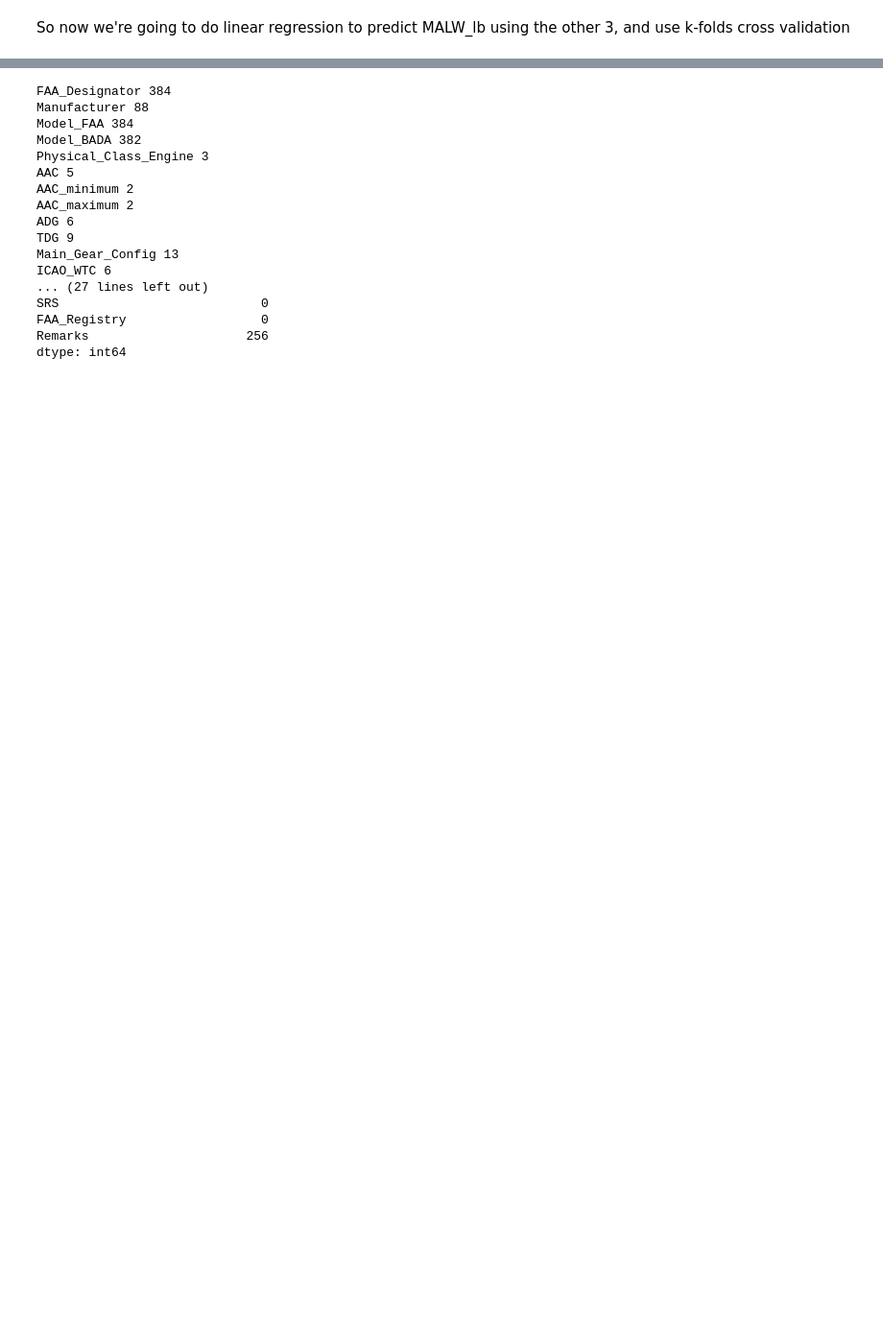
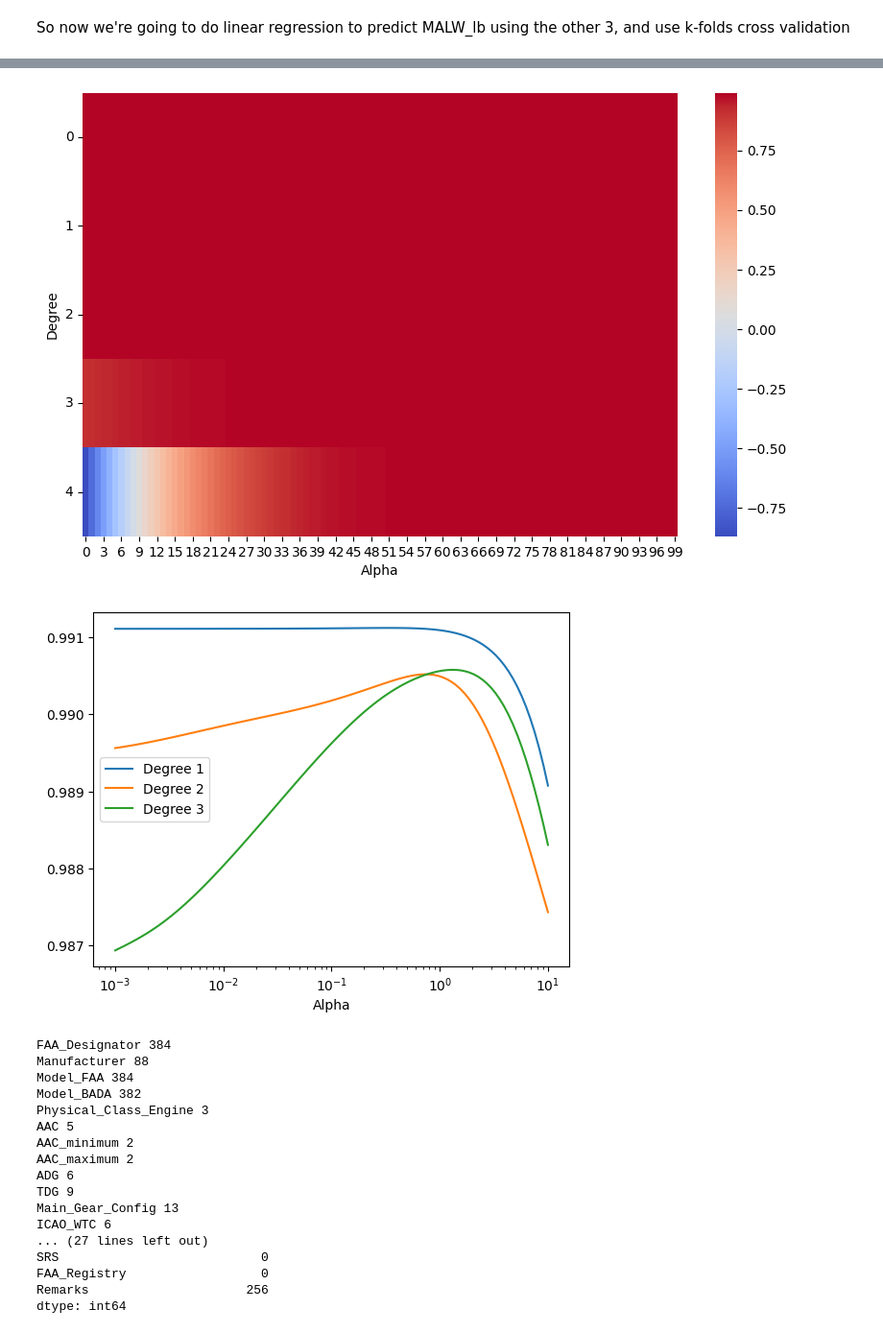
Before and after one commit to SharpWave/Dave_ML, a Jupyter notebook: FAA.ipynb, the cells around one changed output, grey strips where cells are left out. Shown at 96% size. Cells and saved outputs as stored; diff of their text form; code cells hidden in the pictures; blank space fills up the shorter version.

```diff
--- a/FAA.ipynb
+++ b/FAA.ipynb
@@ -338,9 +338,10 @@ estimator = Pipeline([
 
 # np linspace from .001 to 1 by .001
 alphas = np.geomspace(0.001, 10, num=100)
+polydegs = np.arange(1, 6)
 
 params = {
-    'poly__degree': [1, 2, 3, 4, 5],    # Polynomial degrees to try
+    'poly__degree': polydegs,    # Polynomial degrees to try
     'ridge__alpha': alphas  # Different alpha values for Ridge
 }
 
@@ -376,5 +362,38 @@ plt.show()
 0.9924077472694791
 [figure]
+# %%
+scores = grid.cv_results_['mean_test_score']
+
+
+
+# reshape the scores to a 2D array
+scores = scores.reshape(-1, len(alphas))
+
+
+# round alphas so they're easier to read
+
+# make a heatmap of the scores
+plt.figure(figsize=(10, 6))
+ax = sns.heatmap(scores, cmap='coolwarm', square=True)
+# adjust the aspect ratio so it's not squished
+
+
+plt.xlabel('Alpha')
+plt.ylabel('Degree')
+ax.set_aspect('auto')
+
+plt.show()
+
+# plot the top row of the heatmap as a line plot
+for i in range(0, 3):
+    plt.plot(alphas, scores[i], label=f'Degree {i+1}')
+plt.xlabel('Alpha')
+plt.xscale('log')
+plt.legend()
+plt.show()
+# %% [output]
+[figure, added]
+[figure, added]
 # %%
 # now time for categorical eda
 # get the categorical columns
```
Also changed, not shown: parts of 1 cell of this notebook.
